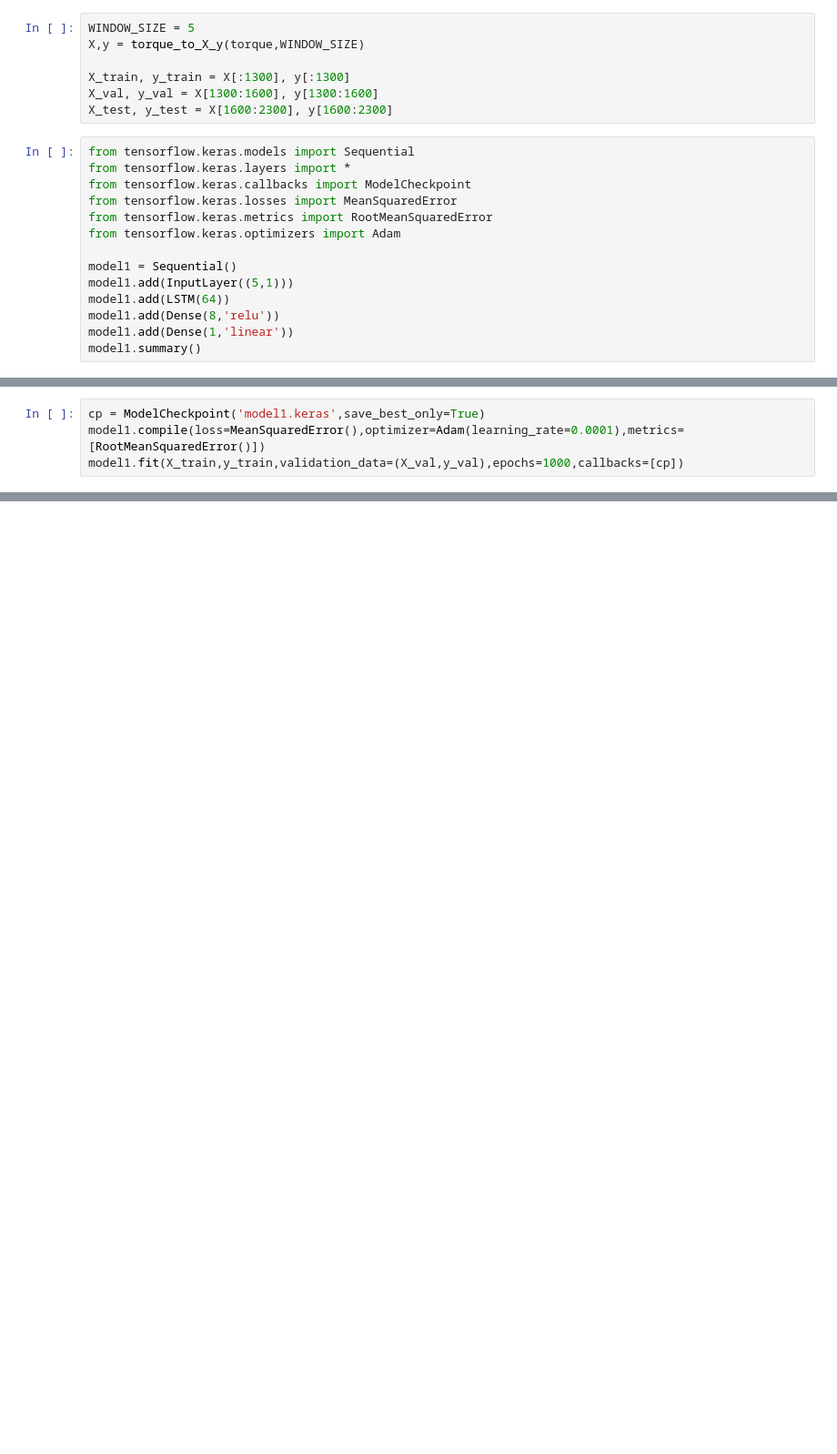
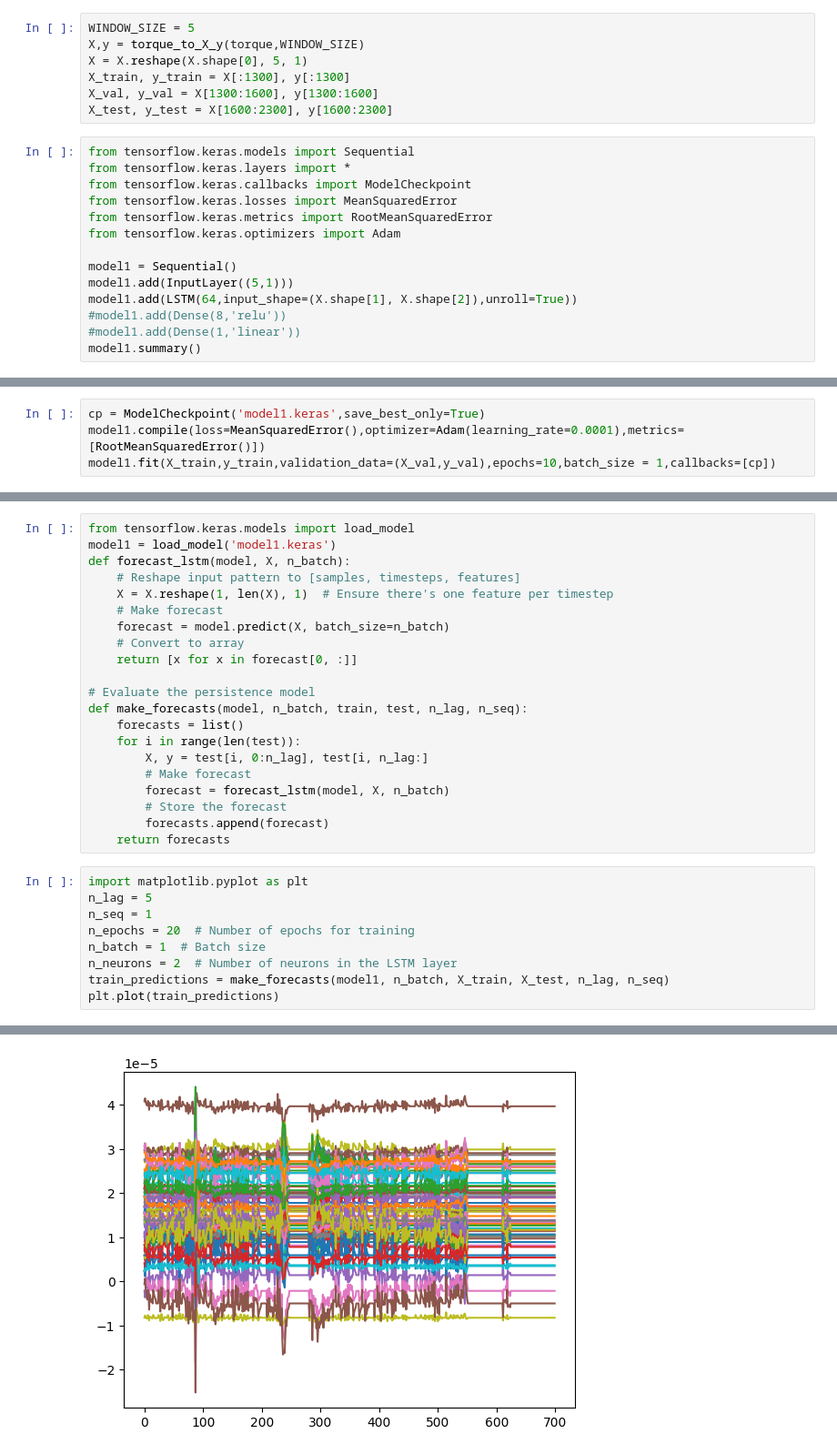
Before and after one commit to StackMonkey/Transparent-control-with-LSTM-and-FMG, a Jupyter notebook: LSTM and RNN examples/LSTMExample.ipynb, the cells around one changed output, grey strips where cells are left out. Shown at 91% size. Cells and saved outputs as stored; diff of their text form; blank space fills up the shorter version.

Commit message:
New LSTM example

```diff
--- a/LSTM and RNN examples/LSTMExample.ipynb
+++ b/LSTM and RNN examples/LSTMExample.ipynb
@@ -23,7 +23,7 @@ def torque_to_X_y(torqueData, window_size = 5):
 # %%
 WINDOW_SIZE = 5
 X,y = torque_to_X_y(torque,WINDOW_SIZE)
-
+X = X.reshape(X.shape[0], 5, 1)
 X_train, y_train = X[:1300], y[:1300]
 X_val, y_val = X[1300:1600], y[1300:1600]
 X_test, y_test = X[1600:2300], y[1600:2300]
@@ -37,8 +37,8 @@ from tensorflow.keras.optimizers import Adam
 
 model1 = Sequential()
 model1.add(InputLayer((5,1)))
-model1.add(LSTM(64))
-model1.add(Dense(8,'relu'))
-model1.add(Dense(1,'linear'))
+model1.add(LSTM(64,input_shape=(X.shape[1], X.shape[2]),unroll=True))
+#model1.add(Dense(8,'relu'))
+#model1.add(Dense(1,'linear'))
 model1.summary()
 # %% [output]
@@ -58,5 +54,5 @@ Model: "sequential_2"
 # %%
 cp = ModelCheckpoint('model1.keras',save_best_only=True)
 model1.compile(loss=MeanSquaredError(),optimizer=Adam(learning_rate=0.0001),metrics=[RootMeanSquaredError()])
-model1.fit(X_train,y_train,validation_data=(X_val,y_val),epochs=1000,callbacks=[cp])
+model1.fit(X_train,y_train,validation_data=(X_val,y_val),epochs=10,batch_size = 1,callbacks=[cp])
 # %% [output]
@@ -109,0 +80,31 @@ plt.plot(train_results['Train Predictions'][1:1299])
+# %%
+from tensorflow.keras.models import load_model
+model1 = load_model('model1.keras')
+def forecast_lstm(model, X, n_batch):
+    # Reshape input pattern to [samples, timesteps, features]
+    X = X.reshape(1, len(X), 1)  # Ensure there's one feature per timestep
+    # Make forecast
+    forecast = model.predict(X, batch_size=n_batch)
+    # Convert to array
+    return [x for x in forecast[0, :]]
+
+# Evaluate the persistence model
+def make_forecasts(model, n_batch, train, test, n_lag, n_seq):
+    forecasts = list()
+    for i in range(len(test)):
+        X, y = test[i, 0:n_lag], test[i, n_lag:]
+        # Make forecast
+        forecast = forecast_lstm(model, X, n_batch)
+        # Store the forecast
+        forecasts.append(forecast)
+    return forecasts
+# %%
+import matplotlib.pyplot as plt
+n_lag = 5
+n_seq = 1
+n_epochs = 20  # Number of epochs for training
+n_batch = 1  # Batch size
+n_neurons = 2  # Number of neurons in the LSTM layer
+train_predictions = make_forecasts(model1, n_batch, X_train, X_test, n_lag, n_seq)
+plt.plot(train_predictions)
+# %% [output]
@@ -109,0 +145 @@ plt.plot(train_results['Train Predictions'][1:1299])
+[figure, added]
```
Also changed, not shown: parts of 6 cells of this notebook, 3 other files.
